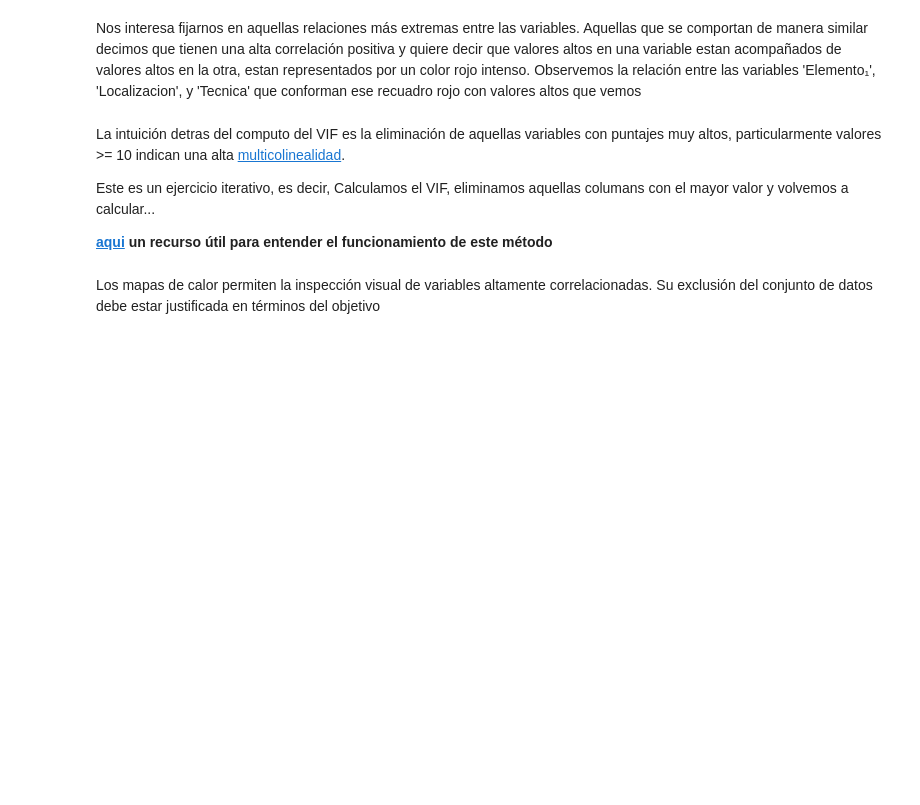
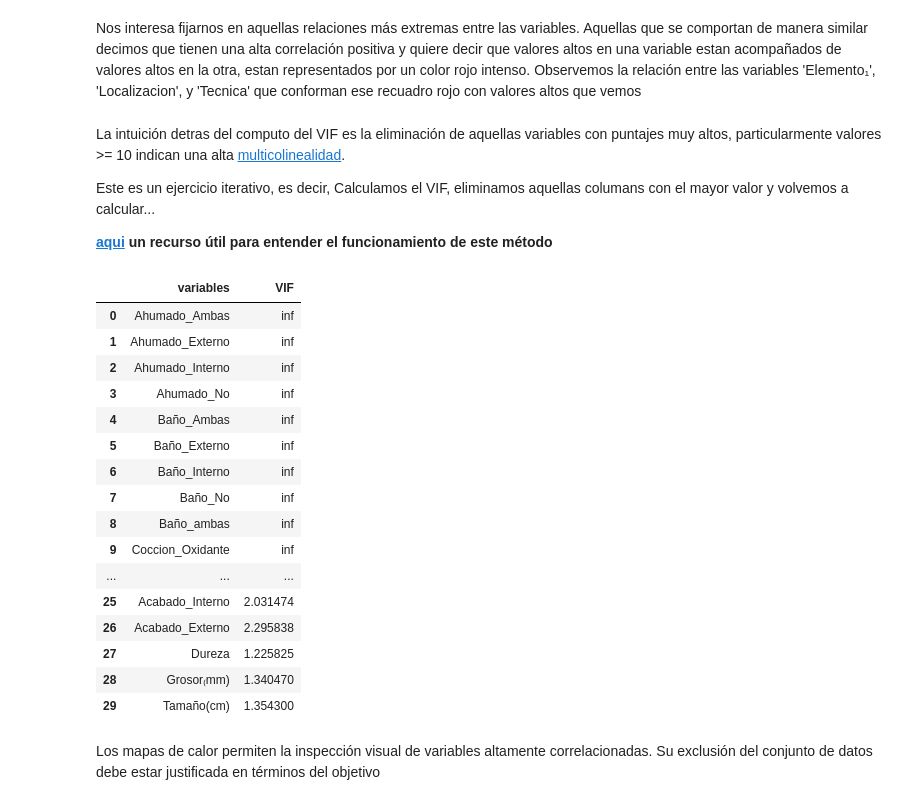
Before and after one commit to Daniel-SanchezG/Un-modelo-de-juguete, a Jupyter notebook: Preprocesamiento.ipynb, the cells around one changed output. Drawn from its saved outputs; the diff is of its cells as text; code cells hidden in the pictures; blank space fills up the shorter version.

```diff
--- a/Preprocesamiento.ipynb
+++ b/Preprocesamiento.ipynb
@@ -180,7 +290,25 @@ Este es un ejercicio iterativo, es decir, Calculamos el VIF, eliminamos aquellas
 **[aqui](https://www.analyticsvidhya.com/blog/2020/03/what-is-multicollinearity/) un recurso útil para entender el funcionamiento de este método**
 # %%
 # Aplicamos la función que creamos sobre nuestros datos df
-calc_vif(df)
+calc_vif(datos_transformados)
+# %% [output]
+|  | variables | VIF |
+| 0 | Ahumado_Ambas | inf |
+| 1 | Ahumado_Externo | inf |
+| 2 | Ahumado_Interno | inf |
+| 3 | Ahumado_No | inf |
+| 4 | Baño_Ambas | inf |
+| 5 | Baño_Externo | inf |
+| 6 | Baño_Interno | inf |
+| 7 | Baño_No | inf |
+| 8 | Baño_ambas | inf |
+| 9 | Coccion_Oxidante | inf |
+| ... | ... | ... |
+| 25 | Acabado_Interno | 2.031474 |
+| 26 | Acabado_Externo | 2.295838 |
+| 27 | Dureza | 1.225825 |
+| 28 | Grosor₍mm) | 1.340470 |
+| 29 | Tamaño(cm) | 1.354300 |
 # %%
 df= df.drop(['Acabado_Externo', 'Acabado_Interno', 'Tamaño(cm)'], axis=1)
 calc_vif(df)
```
Also changed, not shown: parts of 22 cells of this notebook, 2 other files.
